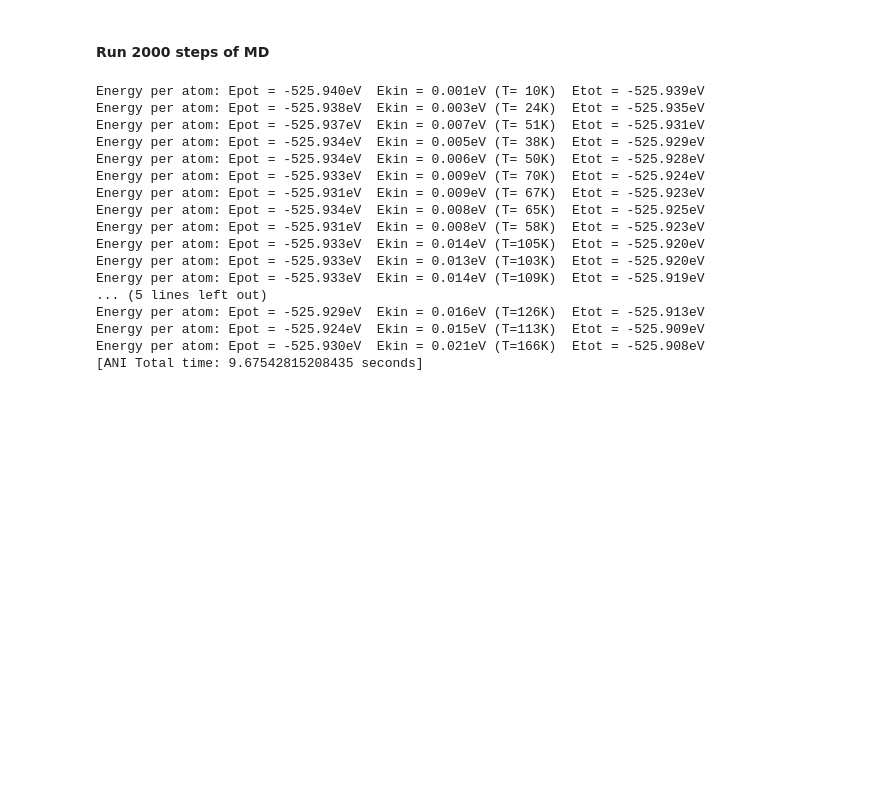
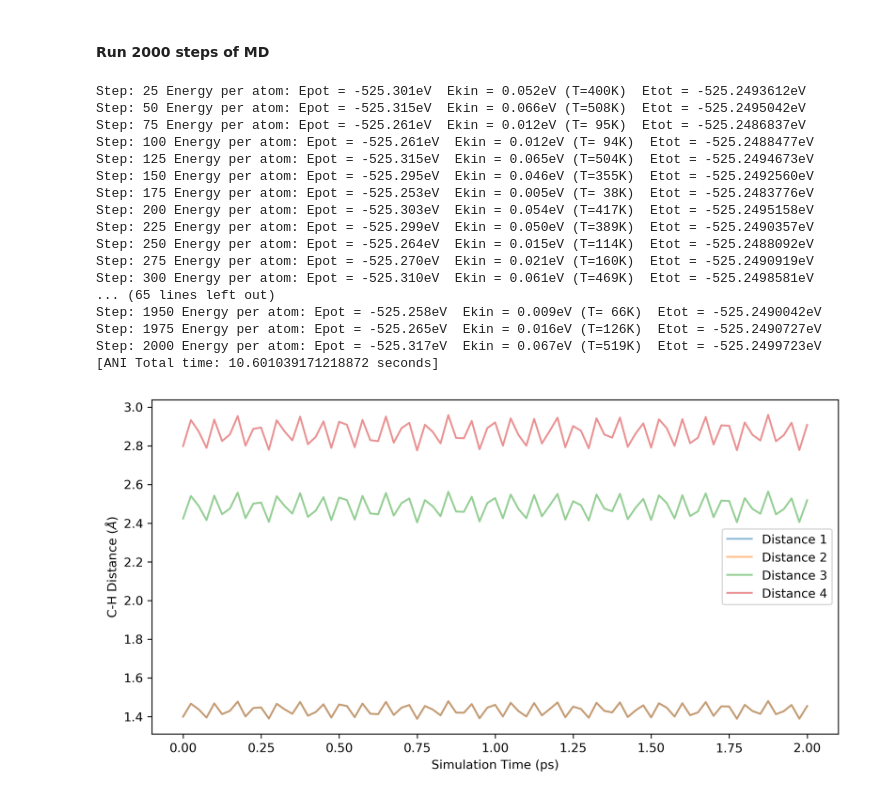
Before and after one commit to isayev/ASE_ANI, a Jupyter notebook: examples/ensemble_molecular_dynamics.ipynb, the cells around one changed output. Saved outputs shown, nothing was run; the diff lists cells and outputs as text; code cells hidden in the pictures; blank space fills up the shorter version.

```diff
--- a/examples/ensemble_molecular_dynamics.ipynb
+++ b/examples/ensemble_molecular_dynamics.ipynb
@@ -82,0 +158,25 @@ Energy per atom: Epot = -525.941eV  Ekin = 0.000eV (T=  0K)  Etot = -525.941eV
+# %%
+CHdist = []
+CHHang = []
+energy = []
+temper = []
+toteng = []
+
+def printenergy(a=bz,b=dyn,c=CHdist,d=CHHang,e=energy,t=temper,et=toteng):  # store a reference to atoms in the definition.
+    """Function to print the potential, kinetic and total energy."""
+    epot = a.get_potential_energy() / len(a)
+    ekin = a.get_kinetic_energy() / len(a)
+    print('Step: %i Energy per atom: Epot = %.3feV  Ekin = %.3feV (T=%3.0fK)  '
+          'Etot = %.7feV' % (dyn.get_number_of_steps(),epot, ekin, ekin / (1.5 * units.kB), epot + ekin))
+
+    X = a.get_positions()
+
+    c.append([dt*dyn.get_number_of_steps(),np.linalg.norm(X[0]-X[1]),np.linalg.norm(X[0]-X[2]),np.linalg.norm(X[0]-X[3]),np.linalg.norm(X[0]-X[4])])
+    d.append([dt*dyn.get_number_of_steps(),angle_between(X[0]-X[1],X[0]-X[2]),angle_between(X[0]-X[1],X[0]-X[3]),angle_between(X[0]-X[1],X[0]-X[4]),angle_between(X[0]-X[2],X[0]-X[3]),angle_between(X[0]-X[2],X[0]-X[4]),angle_between(X[0]-X[3],X[0]-X[4])])
+    e.append([dt*dyn.get_number_of_steps(),a.get_potential_energy()])
+    t.append([dt*dyn.get_number_of_steps(),ekin / (1.5 * units.kB)])
+    et.append([dt*dyn.get_number_of_steps(),epot + ekin])
+
+
+dyn.attach(printenergy, interval=25)
+printenergy()
@@ -86,21 +188,27 @@ Energy per atom: Epot = -525.941eV  Ekin = 0.000eV (T=  0K)  Etot = -525.941eV
 start_time = time.time()
 dyn.run(2000) # Do 1ps of MD
 print('[ANI Total time:', time.time() - start_time, 'seconds]')
+
+CHdist = np.vstack(CHdist)
+CHHang = np.vstack(CHHang)
+temper = np.vstack(temper)
+energy = np.vstack(energy)
+toteng = np.vstack(toteng)
 # %% [output]
-Energy per atom: Epot = -525.940eV  Ekin = 0.001eV (T= 10K)  Etot = -525.939eV
-Energy per atom: Epot = -525.938eV  Ekin = 0.003eV (T= 24K)  Etot = -525.935eV
-Energy per atom: Epot = -525.937eV  Ekin = 0.007eV (T= 51K)  Etot = -525.931eV
-Energy per atom: Epot = -525.934eV  Ekin = 0.005eV (T= 38K)  Etot = -525.929eV
-Energy per atom: Epot = -525.934eV  Ekin = 0.006eV (T= 50K)  Etot = -525.928eV
-Energy per atom: Epot = -525.933eV  Ekin = 0.009eV (T= 70K)  Etot = -525.924eV
-Energy per atom: Epot = -525.931eV  Ekin = 0.009eV (T= 67K)  Etot = -525.923eV
-Energy per atom: Epot = -525.934eV  Ekin = 0.008eV (T= 65K)  Etot = -525.925eV
-Energy per atom: Epot = -525.931eV  Ekin = 0.008eV (T= 58K)  Etot = -525.923eV
-Energy per atom: Epot = -525.933eV  Ekin = 0.014eV (T=105K)  Etot = -525.920eV
-Energy per atom: Epot = -525.933eV  Ekin = 0.013eV (T=103K)  Etot = -525.920eV
-Energy per atom: Epot = -525.933eV  Ekin = 0.014eV (T=109K)  Etot = -525.919eV
-... (5 lines left out)
-Energy per atom: Epot = -525.929eV  Ekin = 0.016eV (T=126K)  Etot = -525.913eV
-Energy per atom: Epot = -525.924eV  Ekin = 0.015eV (T=113K)  Etot = -525.909eV
-Energy per atom: Epot = -525.930eV  Ekin = 0.021eV (T=166K)  Etot = -525.908eV
-[ANI Total time: 9.67542815208435 seconds]
+Step: 25 Energy per atom: Epot = -525.301eV  Ekin = 0.052eV (T=400K)  Etot = -525.2493612eV
+Step: 50 Energy per atom: Epot = -525.315eV  Ekin = 0.066eV (T=508K)  Etot = -525.2495042eV
+Step: 75 Energy per atom: Epot = -525.261eV  Ekin = 0.012eV (T= 95K)  Etot = -525.2486837eV
+Step: 100 Energy per atom: Epot = -525.261eV  Ekin = 0.012eV (T= 94K)  Etot = -525.2488477eV
+Step: 125 Energy per atom: Epot = -525.315eV  Ekin = 0.065eV (T=504K)  Etot = -525.2494673eV
+Step: 150 Energy per atom: Epot = -525.295eV  Ekin = 0.046eV (T=355K)  Etot = -525.2492560eV
+Step: 175 Energy per atom: Epot = -525.253eV  Ekin = 0.005eV (T= 38K)  Etot = -525.2483776eV
+Step: 200 Energy per atom: Epot = -525.303eV  Ekin = 0.054eV (T=417K)  Etot = -525.2495158eV
+Step: 225 Energy per atom: Epot = -525.299eV  Ekin = 0.050eV (T=389K)  Etot = -525.2490357eV
+Step: 250 Energy per atom: Epot = -525.264eV  Ekin = 0.015eV (T=114K)  Etot = -525.2488092eV
+Step: 275 Energy per atom: Epot = -525.270eV  Ekin = 0.021eV (T=160K)  Etot = -525.2490919eV
+Step: 300 Energy per atom: Epot = -525.310eV  Ekin = 0.061eV (T=469K)  Etot = -525.2498581eV
+... (65 lines left out)
+Step: 1950 Energy per atom: Epot = -525.258eV  Ekin = 0.009eV (T= 66K)  Etot = -525.2490042eV
+Step: 1975 Energy per atom: Epot = -525.265eV  Ekin = 0.016eV (T=126K)  Etot = -525.2490727eV
+Step: 2000 Energy per atom: Epot = -525.317eV  Ekin = 0.067eV (T=519K)  Etot = -525.2499723eV
+[ANI Total time: 10.601039171218872 seconds]
@@ -106,0 +217,15 @@ Energy per atom: Epot = -525.930eV  Ekin = 0.021eV (T=166K)  Etot = -525.908eV
+# %%
+fig = plt.figure(figsize=(10,5),dpi=300)
+plt.plot(CHdist[:,0]/1000,CHdist[:,1],label="Distance 1",alpha=0.5)
+plt.plot(CHdist[:,0]/1000,CHdist[:,2],label="Distance 2",alpha=0.5)
+plt.plot(CHdist[:,0]/1000,CHdist[:,3],label="Distance 3",alpha=0.5)
+plt.plot(CHdist[:,0]/1000,CHdist[:,4],label="Distance 4",alpha=0.5)
+#plt.hlines(eqdist,0,(CHdist[:,0]/1000).max(),linestyle='--',zorder=100)
+
+plt.legend()
+
+plt.xlabel("Simulation Time (ps)")
+plt.ylabel(r"C-H Distance ($\AA$)")
+plt.show()
+# %% [output]
+[figure, added]
```
Also changed, not shown: parts of 25 cells of this notebook, 11 other files.
